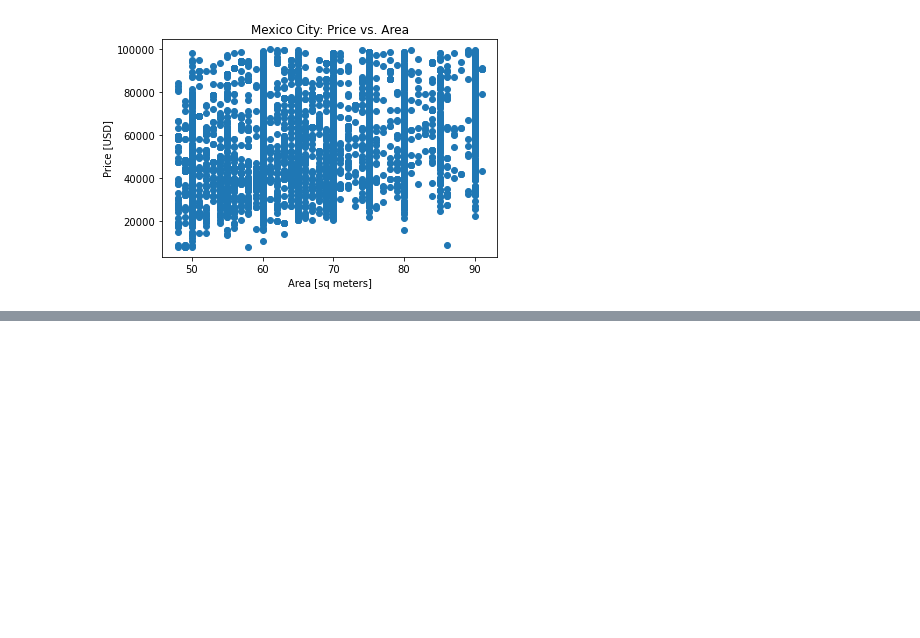
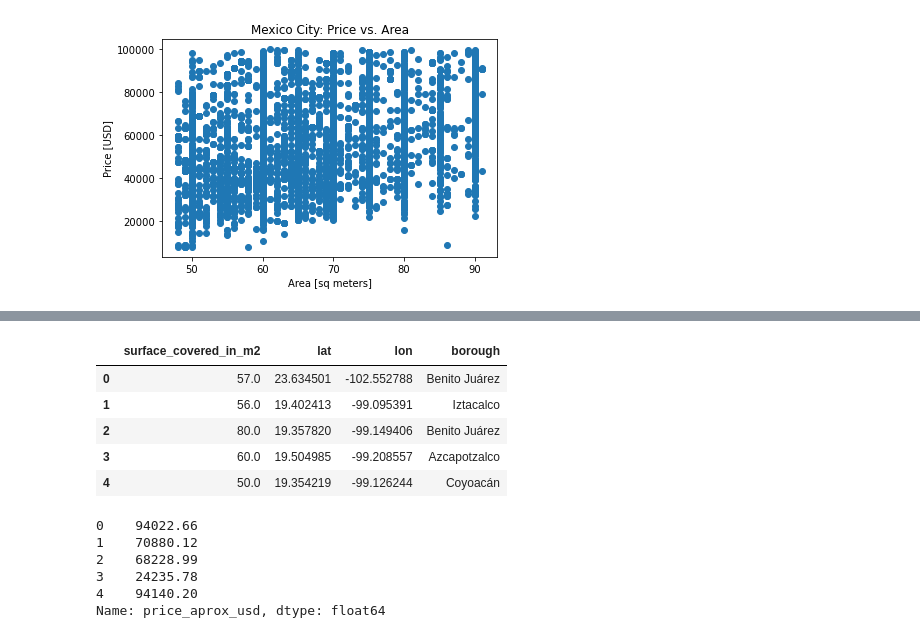
Before and after one commit to AhmedSamir1271/Predicting-Apartment-Prices-in-Mexico-City, a Jupyter notebook: Predicting Apartment Prices in Mexico City.ipynb, the cells around one changed output, grey strips where cells are left out. Cells and saved outputs as stored; diff of their text form; code cells hidden in the pictures; blank space fills up the shorter version.

Commit message:
split the data

```diff
--- a/Predicting Apartment Prices in Mexico City.ipynb
+++ b/Predicting Apartment Prices in Mexico City.ipynb
@@ -155,3 +155,27 @@ fig.update_layout(mapbox_style="open-street-map")
 fig.show()
 # %% [output]
 [interactive output not drawn]
+# %%
+# Split data into feature matrix `X_train` and target vector `y_train`.
+features = ["surface_covered_in_m2", "lat", "lon", "borough"]
+target = "price_aprox_usd"
+X_train = df[features]
+y_train = df[target]
+# %%
+X_train.head()
+# %% [output]
+|  | surface_covered_in_m2 | lat | lon | borough |
+| 0 | 57.0 | 23.634501 | -102.552788 | Benito Juárez |
+| 1 | 56.0 | 19.402413 | -99.095391 | Iztacalco |
+| 2 | 80.0 | 19.357820 | -99.149406 | Benito Juárez |
+| 3 | 60.0 | 19.504985 | -99.208557 | Azcapotzalco |
+| 4 | 50.0 | 19.354219 | -99.126244 | Coyoacán |
+# %%
+y_train.head()
+# %% [output]
+0    94022.66
+1    70880.12
+2    68228.99
+3    24235.78
+4    94140.20
+Name: price_aprox_usd, dtype: float64
```
